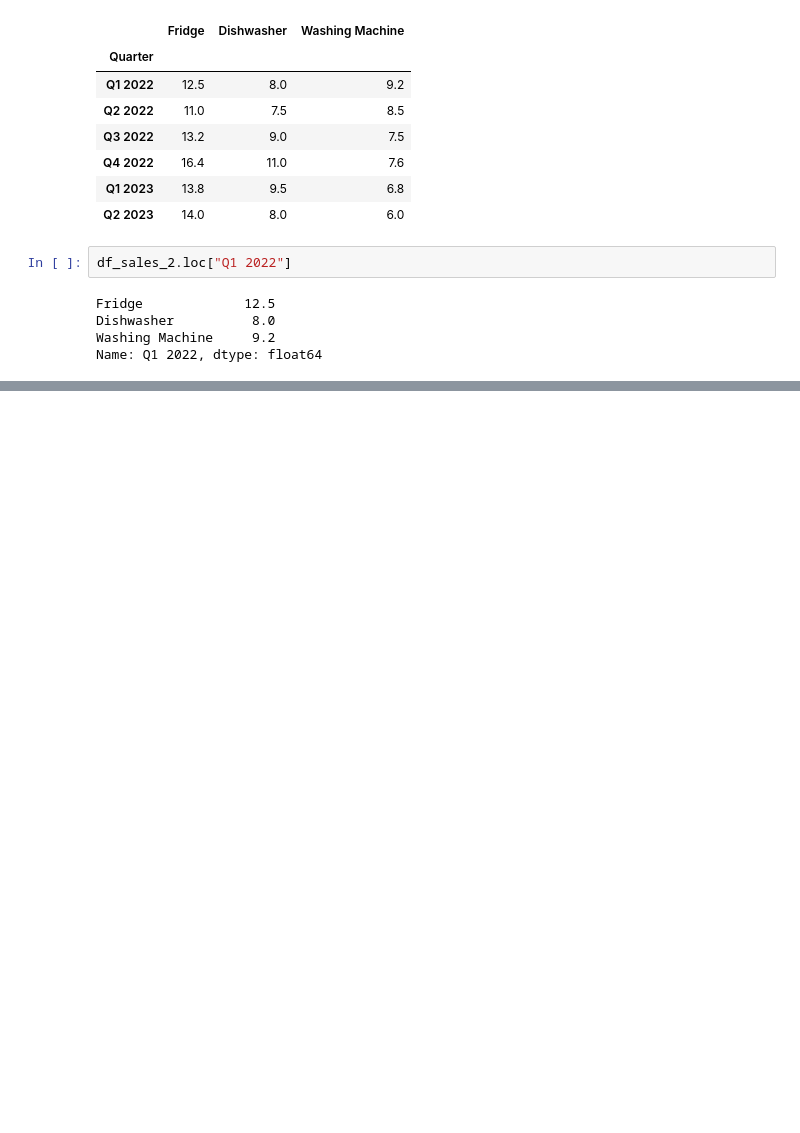
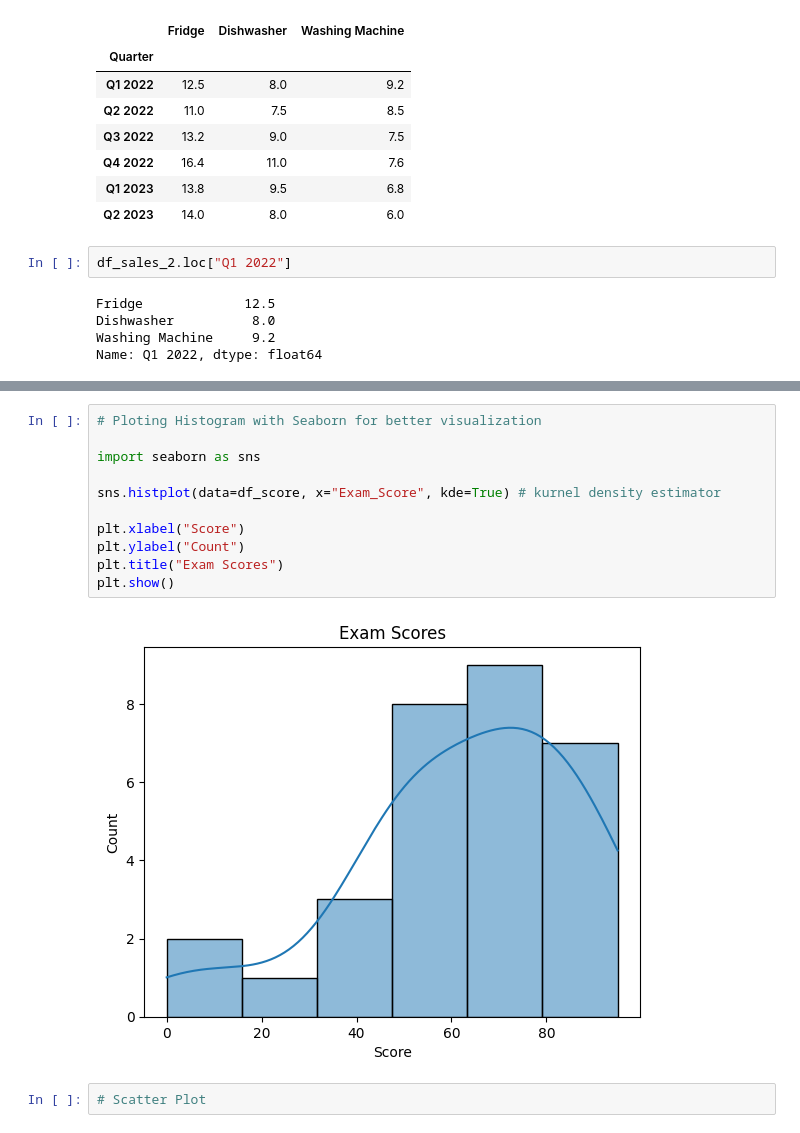
Before and after one commit to leon0113/matplotlib_seaborn, a Jupyter notebook: matplotlib_seaborn_basics.ipynb, the cells around one changed output, grey strips where cells are left out. Saved outputs shown, nothing was run; the diff lists cells and outputs as text; blank space fills up the shorter version.

```diff
--- a/matplotlib_seaborn_basics.ipynb
+++ b/matplotlib_seaborn_basics.ipynb
@@ -87,0 +107,15 @@ plt.show()
+# %%
+# Ploting Histogram with Seaborn for better visualization
+
+import seaborn as sns
+
+sns.histplot(data=df_score, x="Exam_Score", kde=True) # kurnel density estimator
+
+plt.xlabel("Score")
+plt.ylabel("Count")
+plt.title("Exam Scores")
+plt.show()
+# %% [output]
+[figure, added]
+# %%
+# Scatter Plot
```
Also changed, not shown: parts of 6 cells of this notebook.
